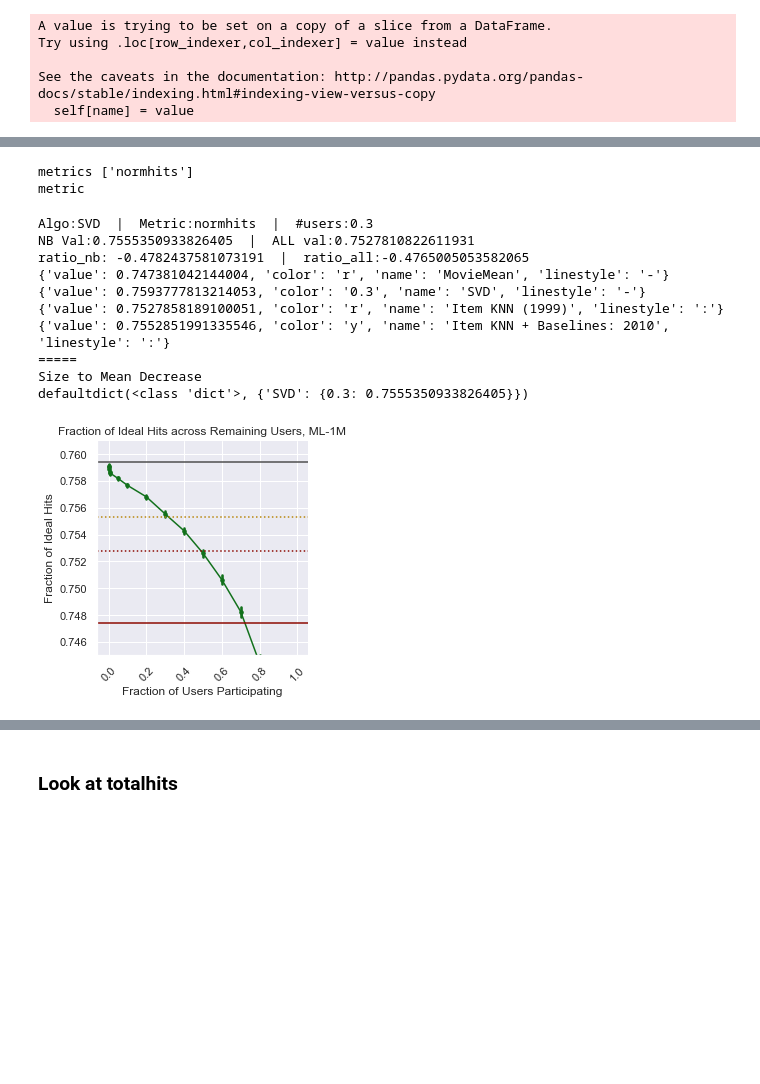
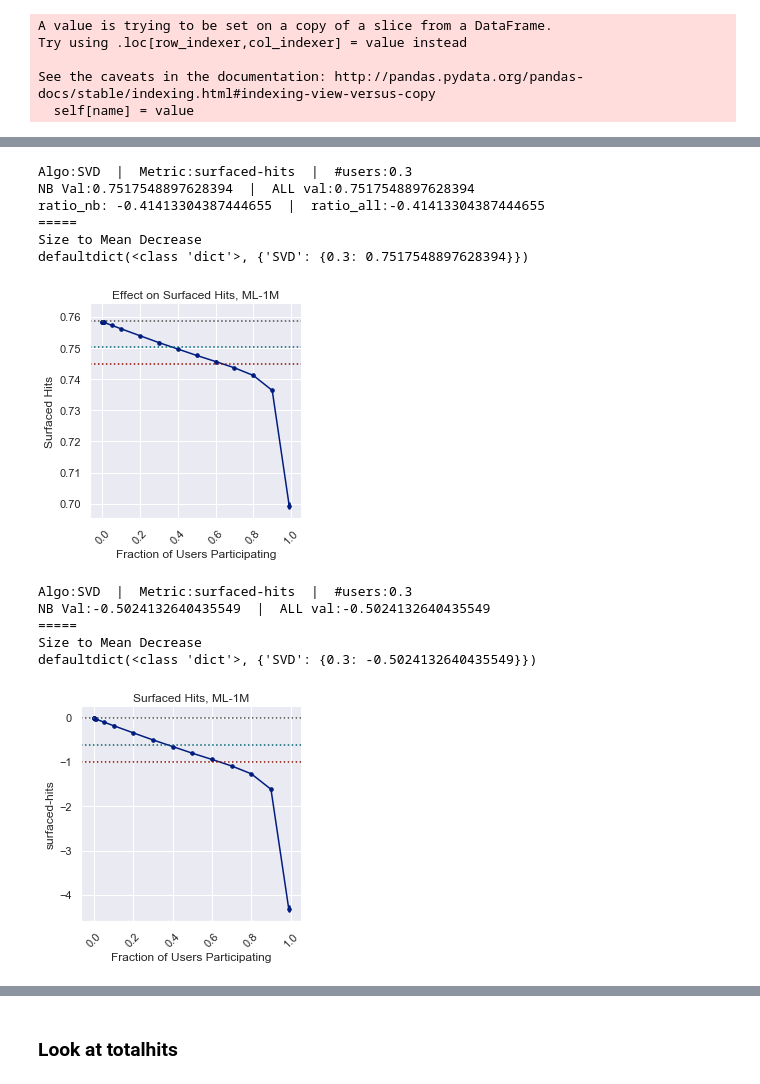
Before and after one commit to nickmvincent/surprise_sandbox, a Jupyter notebook: data_boycotts_and_strikes.ipynb, the cells around one changed output, grey strips where cells are left out. Saved outputs shown, nothing was run; the diff lists cells and outputs as text; code cells hidden in the pictures; blank space fills up the shorter version.

```diff
--- a/data_boycotts_and_strikes.ipynb
+++ b/data_boycotts_and_strikes.ipynb
@@ -542,4 +583,6 @@ import p_b_curve
 import importlib
 importlib.reload(p_b_curve)
 plot = p_b_curve.p_b_curve
+
+template = 'Effect on {}, {}'
 # %%
@@ -627,48 +657,81 @@ metric
 # %%
 # Show Frac Ideal Hits from the Perspective of Remaining Users
 df, ds = samples_df_1m, 'ml-1m'
 
 _ = plot(
     df[df.algo_name == 'SVD'], ds,
     show_interp=False,
     increase=False, percents=False, normalize=False,
     metrics=[
-        'normhits',
+        'surfaced-hits',
     ],
     groups=[
-        'non-boycott',
+        'all',
     ],
     legend=False,
-    ylabel="Fraction of Ideal Hits",
-    title_template='{}, {}',
+    ylabel="Surfaced Hits",
+    title_template=template,
     height=4, aspect=1,
     line_names=[
         'SVD', 'KNNBasic_item_msd',
-        'KNNBaseline_item_msd',
+        #'KNNBaseline_item_msd',
         #'KNNBasic_user_msd',
         'MovieMean'
     ],
     print_vals=[0.3],
-    ylim=(0.745, 0.761),
-    #ylim=(0.752, 0.753),
+    #ylim=(0.74, 0.761),
     algo2metric2altalgo=dataset_to_algo_to_metric_to_altalgo[ds],
     id_vars=id_vars,
     ds2standards=ds2standards
 )
 
-plt.savefig(ds + '_usernormhits.png', bbox_inches='tight', dpi=300)
+plt.savefig(ds + '_surfacedhits_zoomed.png', bbox_inches='tight', dpi=300)
 plt.show()
 # %% [output]
-metrics ['normhits']
-metric
+Algo:SVD  |  Metric:surfaced-hits  |  #users:0.3
+NB Val:0.7517548897628394  |  ALL val:0.7517548897628394
+ratio_nb: -0.41413304387444655  |  ratio_all:-0.41413304387444655
+=====
+Size to Mean Decrease
+defaultdict(<class 'dict'>, {'SVD': {0.3: 0.7517548897628394}})
-Algo:SVD  |  Metric:normhits  |  #users:0.3
-NB Val:0.7555350933826405  |  ALL val:0.7527810822611931
-ratio_nb: -0.4782437581073191  |  ratio_all:-0.4765005053582065
-{'value': 0.747381042144004, 'color': 'r', 'name': 'MovieMean', 'linestyle': '-'}
-{'value': 0.7593777813214053, 'color': '0.3', 'name': 'SVD', 'linestyle': '-'}
-{'value': 0.7527858189100051, 'color': 'r', 'name': 'Item KNN (1999)', 'linestyle': ':'}
-{'value': 0.7552851991335546, 'color': 'y', 'name': 'Item KNN + Baselines: 2010', 'linestyle': ':'}
-=====
-Size to Mean Decrease
-defaultdict(<class 'dict'>, {'SVD': {0.3: 0.7555350933826405}})
-[figure, old version]
+[figure, new version]
+# %%
+# ML-1M surfaced hits, normalized
+df, ds = samples_df_1m, 'ml-1m'
+
+_ = plot(
+    df[df.algo_name == 'SVD'], ds,
+    show_interp=False,
+    increase=True, percents=True, normalize=True,
+    metrics=[
+        'surfaced-hits',
+    ],
+    groups=[
+        'all',
+    ],
+    legend=False,
+    ylabel="surfaced-hits",
+    title_template='{}, {}',
+    height=4, aspect=1,
+    line_names=[
+        'SVD', 'KNNBasic_item_msd',
+        #'KNNBaseline_item_msd',
+        #'KNNBasic_user_msd',
+        'MovieMean'
+    ],
+    print_vals=[0.3],
+    #ylim=(0.74, 0.761),
+    algo2metric2altalgo=dataset_to_algo_to_metric_to_altalgo[ds],
+    id_vars=id_vars,
+    ds2standards=ds2standards
+)
+
+#plt.savefig(ds + '_surfacedhits_zoomed.png', bbox_inches='tight', dpi=300)
+plt.show()
+# %% [output]
+Algo:SVD  |  Metric:surfaced-hits  |  #users:0.3
+NB Val:-0.5024132640435549  |  ALL val:-0.5024132640435549
+=====
+Size to Mean Decrease
+defaultdict(<class 'dict'>, {'SVD': {0.3: -0.5024132640435549}})
+[figure, added]
```
Also changed, not shown: parts of 40 cells of this notebook, 20 other files.
